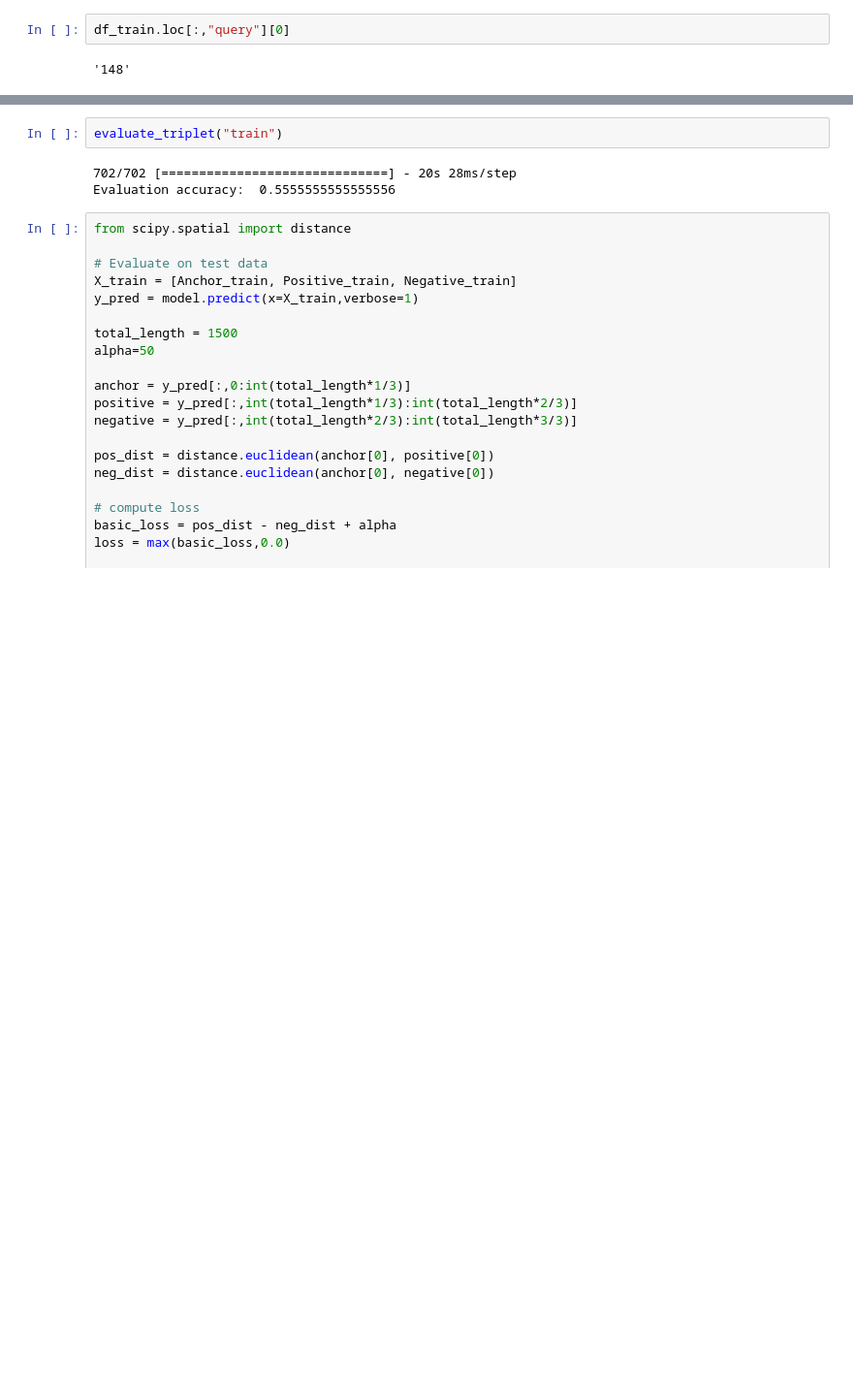
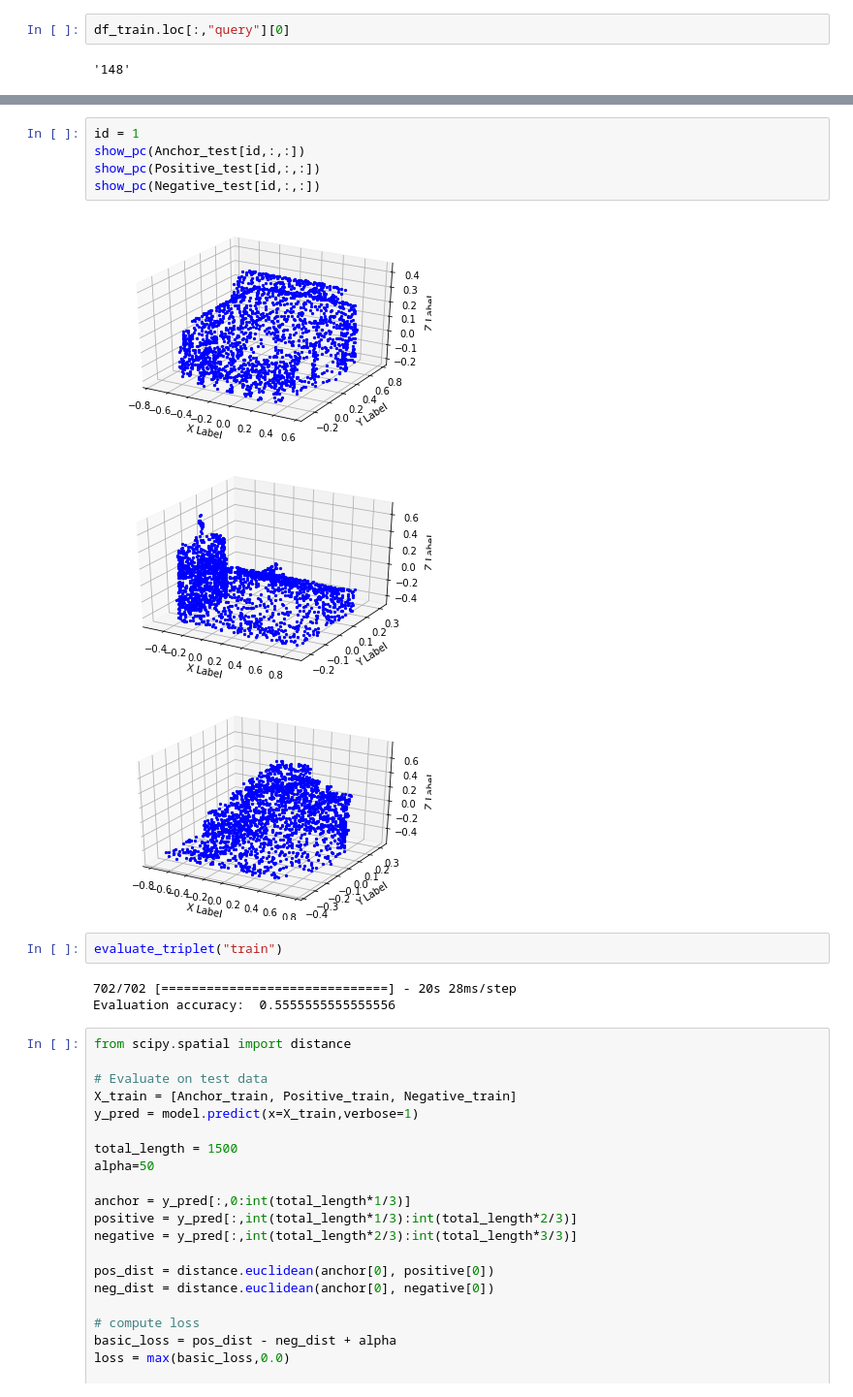
Before and after one commit to YuSak1/Point-Cloud, a Jupyter notebook: point_cloud_complete_7cat.ipynb, the cells around one changed output, grey strips where cells are left out. Shown at 97% size. Cells and saved outputs as stored; diff of their text form; blank space fills up the shorter version.

```diff
--- a/point_cloud_complete_7cat.ipynb
+++ b/point_cloud_complete_7cat.ipynb
@@ -739,3 +678,12 @@ show_pc(Anchor_train[id,:,:])
+# %%
+id = 1
+show_pc(Anchor_test[id,:,:])
+show_pc(Positive_test[id,:,:])
+show_pc(Negative_test[id,:,:])
+# %% [output]
+[figure, added]
+[figure, added]
+[figure, added]
 # %%
 evaluate_triplet("train")
 # %% [output]
```
Also changed, not shown: parts of 19 cells of this notebook.
